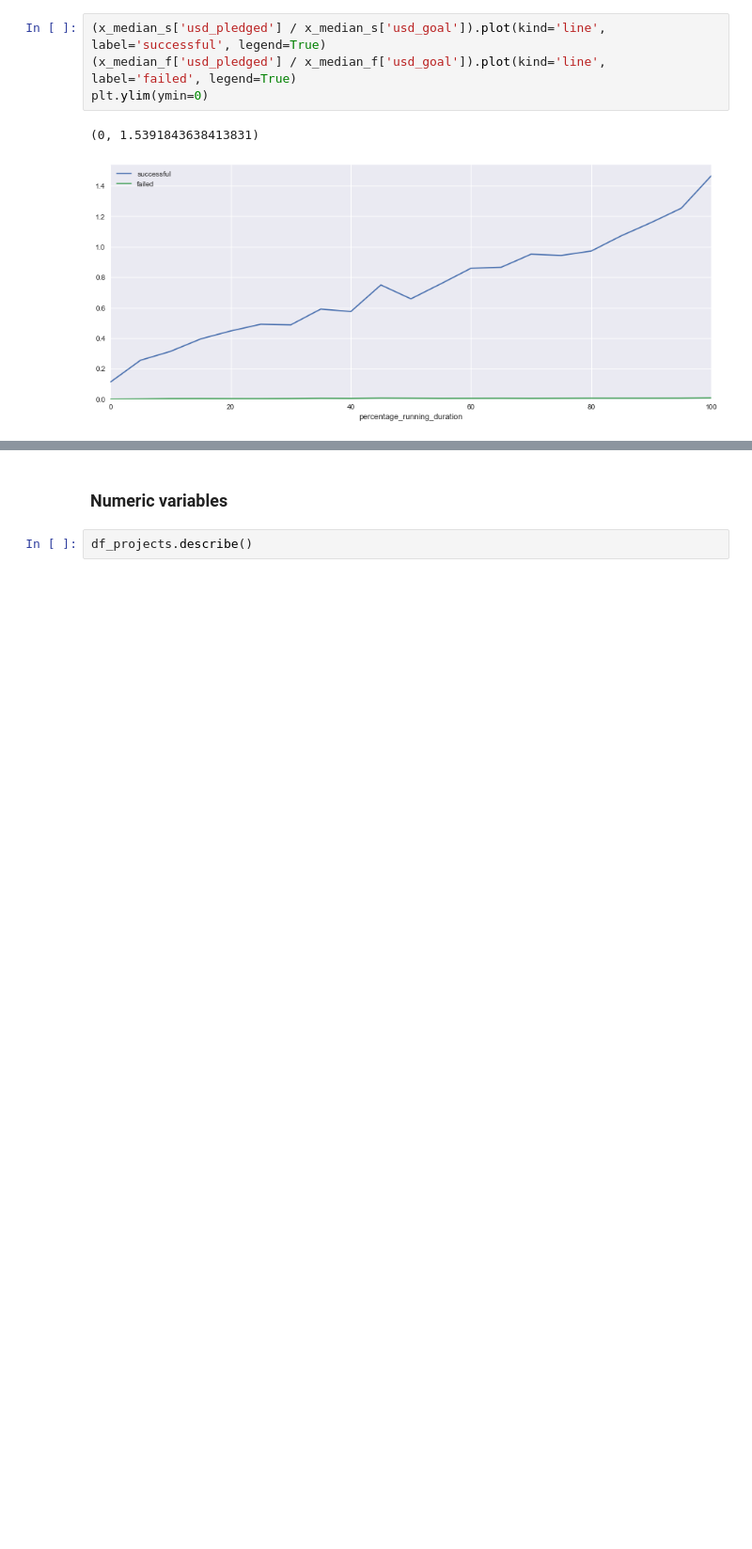
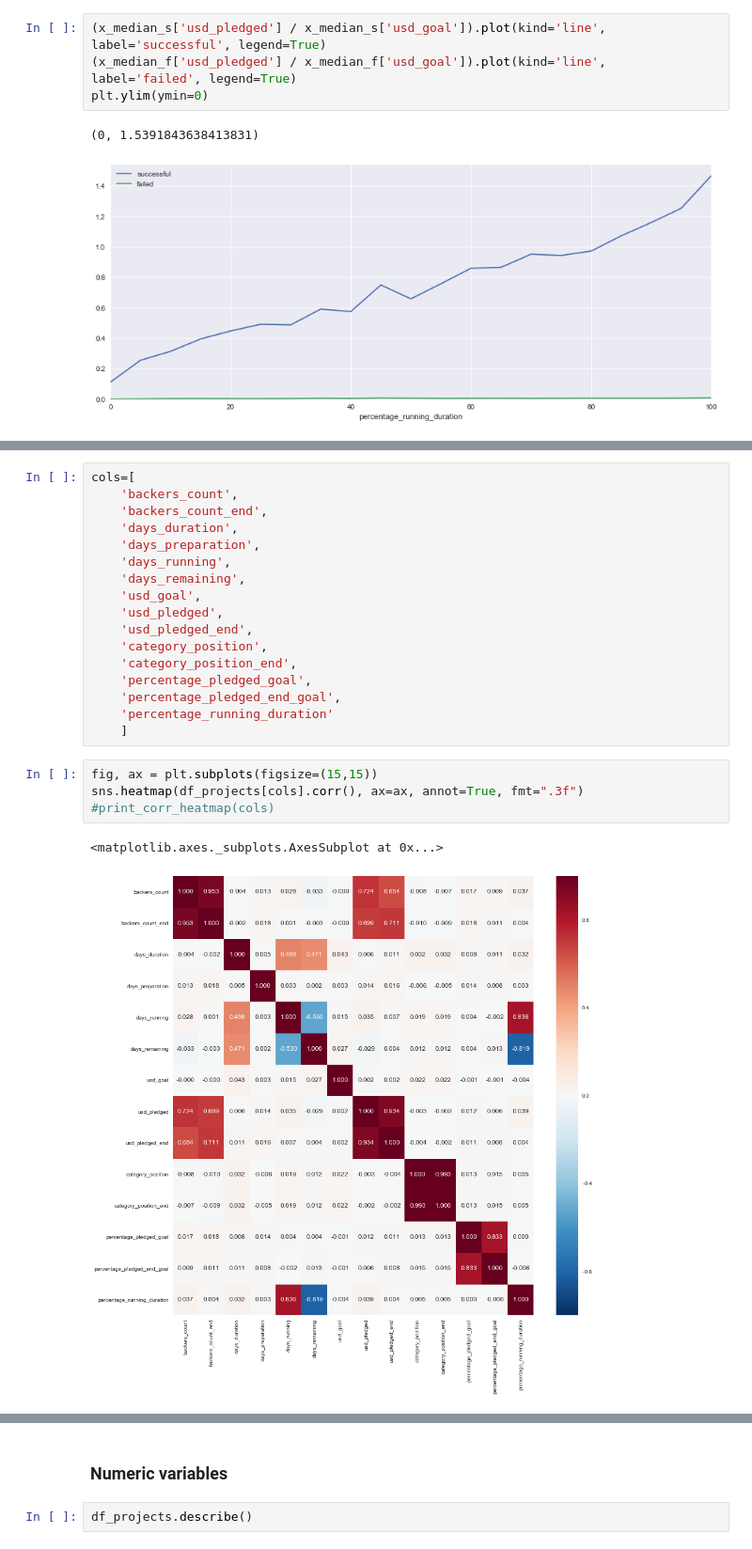
Before and after one commit to blanarik/kickstarter_success_prediction, a Jupyter notebook: 03_Kickstarter_exploratory_data_analysis.ipynb, the cells around one changed output, grey strips where cells are left out. Shown at 94% size. Saved outputs shown, nothing was run; the diff lists cells and outputs as text; blank space fills up the shorter version.

```diff
--- a/03_Kickstarter_exploratory_data_analysis.ipynb
+++ b/03_Kickstarter_exploratory_data_analysis.ipynb
@@ -591,0 +612,24 @@ plt.ylim(ymin=0)
+# %%
+cols=[
+    'backers_count',
+    'backers_count_end',
+    'days_duration',
+    'days_preparation',
+    'days_running',
+    'days_remaining',
+    'usd_goal',
+    'usd_pledged',
+    'usd_pledged_end',
+    'category_position',
+    'category_position_end',
+    'percentage_pledged_goal',
+    'percentage_pledged_end_goal',
+    'percentage_running_duration'
+    ]
+# %%
+fig, ax = plt.subplots(figsize=(15,15))
+sns.heatmap(df_projects[cols].corr(), ax=ax, annot=True, fmt=".3f")
+#print_corr_heatmap(cols)
+# %% [output]
+<matplotlib.axes._subplots.AxesSubplot at 0x...>
+[figure, added]
```
Also changed, not shown: parts of 2 cells of this notebook.
